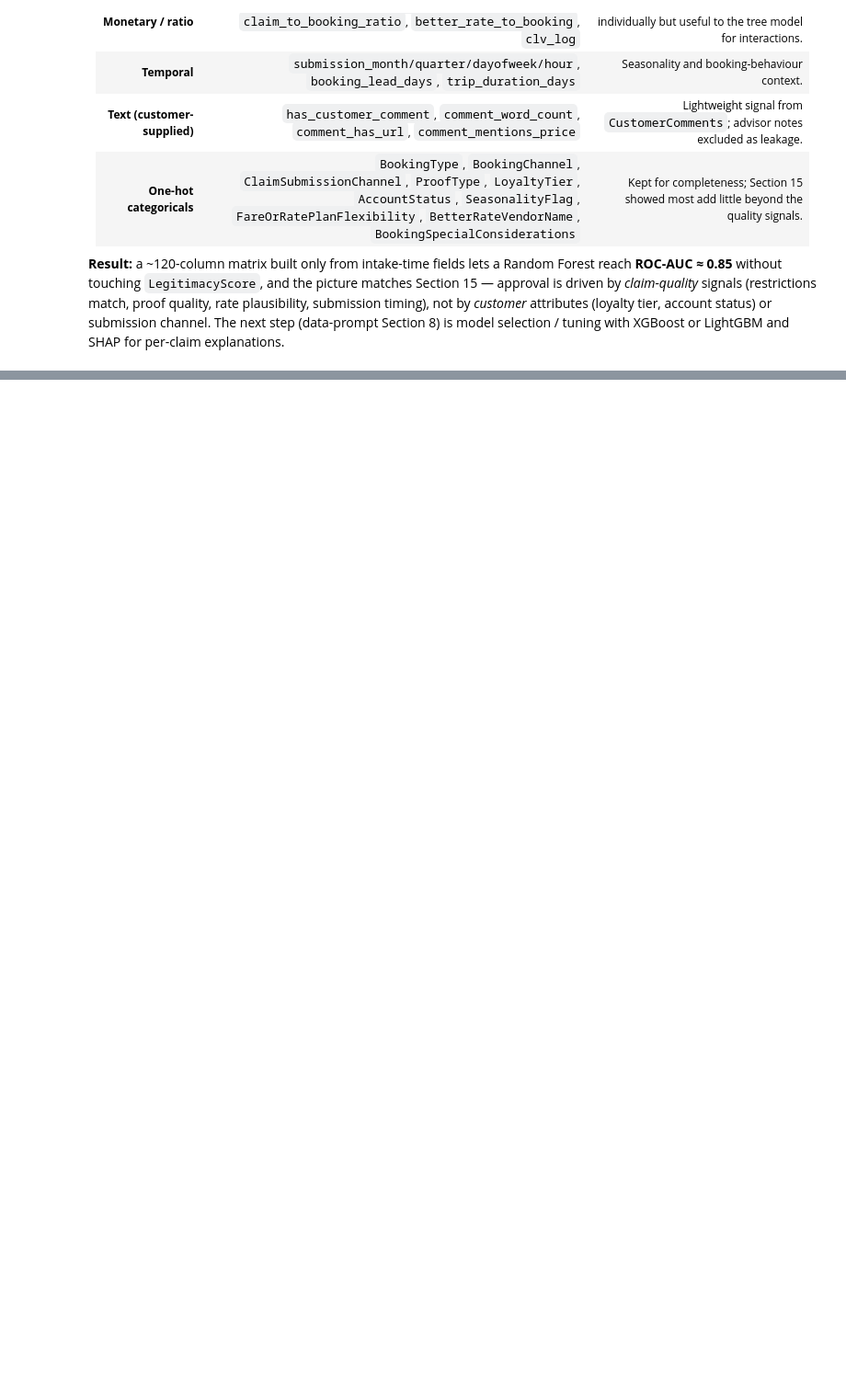
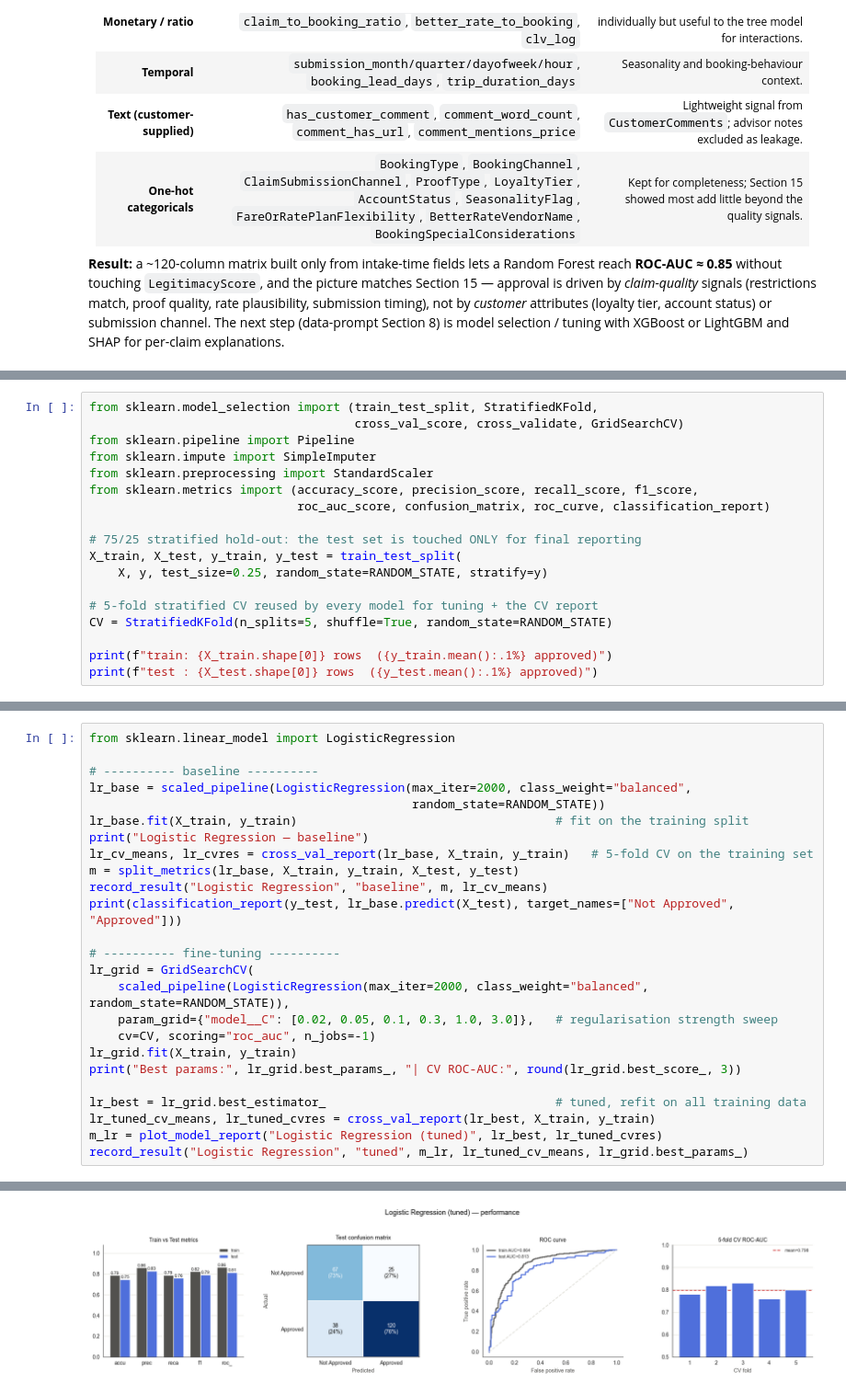
Before and after one commit to dpathak1969/PriceMatchGuarantee, a Jupyter notebook: PMG.ipynb, the cells around one changed output, grey strips where cells are left out. Shown at 92% size. Saved outputs shown, nothing was run; the diff lists cells and outputs as text; blank space fills up the shorter version.

Commit message:
Added Models 0830

```diff
--- a/PMG.ipynb
+++ b/PMG.ipynb
@@ -1557,0 +1842,18 @@ and SHAP for per-claim explanations.
+# %%
+from sklearn.model_selection import (train_test_split, StratifiedKFold,
+                                     cross_val_score, cross_validate, GridSearchCV)
+from sklearn.pipeline import Pipeline
+from sklearn.impute import SimpleImputer
+from sklearn.preprocessing import StandardScaler
+from sklearn.metrics import (accuracy_score, precision_score, recall_score, f1_score,
+                             roc_auc_score, confusion_matrix, roc_curve, classification_report)
+
+# 75/25 stratified hold-out: the test set is touched ONLY for final reporting
+X_train, X_test, y_train, y_test = train_test_split(
+    X, y, test_size=0.25, random_state=RANDOM_STATE, stratify=y)
+
+# 5-fold stratified CV reused by every model for tuning + the CV report
+CV = StratifiedKFold(n_splits=5, shuffle=True, random_state=RANDOM_STATE)
+
+print(f"train: {X_train.shape[0]} rows  ({y_train.mean():.1%} approved)")
+print(f"test : {X_test.shape[0]} rows  ({y_test.mean():.1%} approved)")
@@ -1557,0 +2005,26 @@ and SHAP for per-claim explanations.
+# %%
+from sklearn.linear_model import LogisticRegression
+
+# ---------- baseline ----------
+lr_base = scaled_pipeline(LogisticRegression(max_iter=2000, class_weight="balanced",
+                                             random_state=RANDOM_STATE))
+lr_base.fit(X_train, y_train)                                    # fit on the training split
+print("Logistic Regression — baseline")
+lr_cv_means, lr_cvres = cross_val_report(lr_base, X_train, y_train)   # 5-fold CV on the training set
+m = split_metrics(lr_base, X_train, y_train, X_test, y_test)
+record_result("Logistic Regression", "baseline", m, lr_cv_means)
+print(classification_report(y_test, lr_base.predict(X_test), target_names=["Not Approved", "Approved"]))
+
+# ---------- fine-tuning ----------
+lr_grid = GridSearchCV(
+    scaled_pipeline(LogisticRegression(max_iter=2000, class_weight="balanced", random_state=RANDOM_STATE)),
+    param_grid={"model__C": [0.02, 0.05, 0.1, 0.3, 1.0, 3.0]},   # regularisation strength sweep
+    cv=CV, scoring="roc_auc", n_jobs=-1)
+lr_grid.fit(X_train, y_train)
+print("Best params:", lr_grid.best_params_, "| CV ROC-AUC:", round(lr_grid.best_score_, 3))
+
+lr_best = lr_grid.best_estimator_                                # tuned, refit on all training data
+lr_tuned_cv_means, lr_tuned_cvres = cross_val_report(lr_best, X_train, y_train)
+m_lr = plot_model_report("Logistic Regression (tuned)", lr_best, lr_tuned_cvres)
+record_result("Logistic Regression", "tuned", m_lr, lr_tuned_cv_means, lr_grid.best_params_)
+# %% [output]
@@ -1557,0 +2048 @@ and SHAP for per-claim explanations.
+[figure, added]
```
Also changed, not shown: parts of 51 cells of this notebook, 1 other file.
